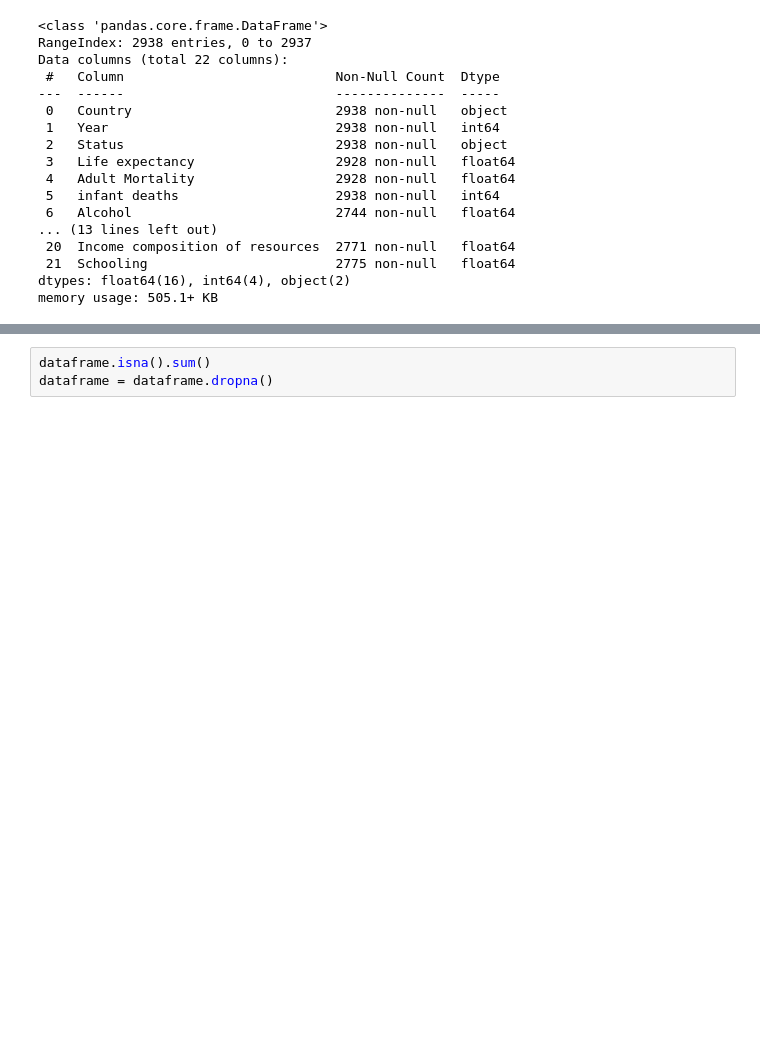
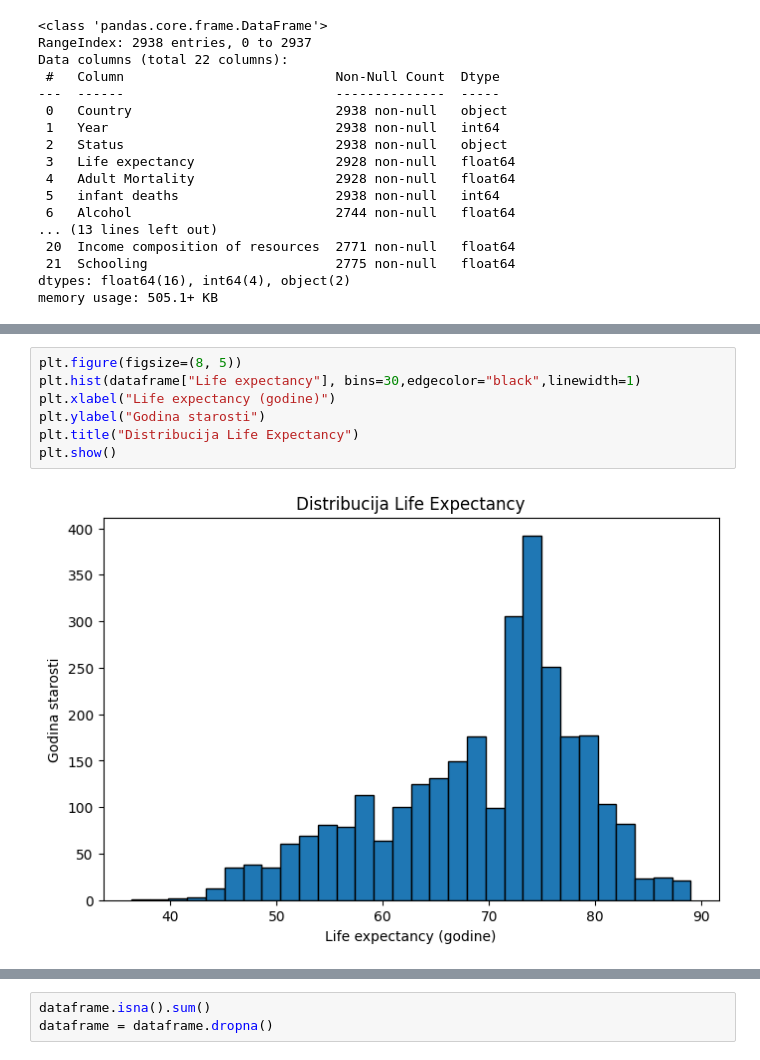
Before and after one commit to LukaMladicevic/UNP-LifeExpectancy, a Jupyter notebook: life_expectancy.ipynb, the cells around one changed output, grey strips where cells are left out. Drawn from its saved outputs; the diff is of its cells as text; blank space fills up the shorter version.

Commit message:
Odradjena osnovna distribucija svih feature-a u odnosu na target feature (Life expectancy), uz osnovno objasnjenje odnosa i feature-a

```diff
--- a/life_expectancy.ipynb
+++ b/life_expectancy.ipynb
@@ -41,0 +74,9 @@ memory usage: 505.1+ KB
+# %%
+plt.figure(figsize=(8, 5))
+plt.hist(dataframe["Life expectancy"], bins=30,edgecolor="black",linewidth=1)
+plt.xlabel("Life expectancy (godine)")
+plt.ylabel("Godina starosti")
+plt.title("Distribucija Life Expectancy")
+plt.show()
+# %% [output]
+[figure, added]
```
Also changed, not shown: parts of 79 cells of this notebook, 1 other file.
